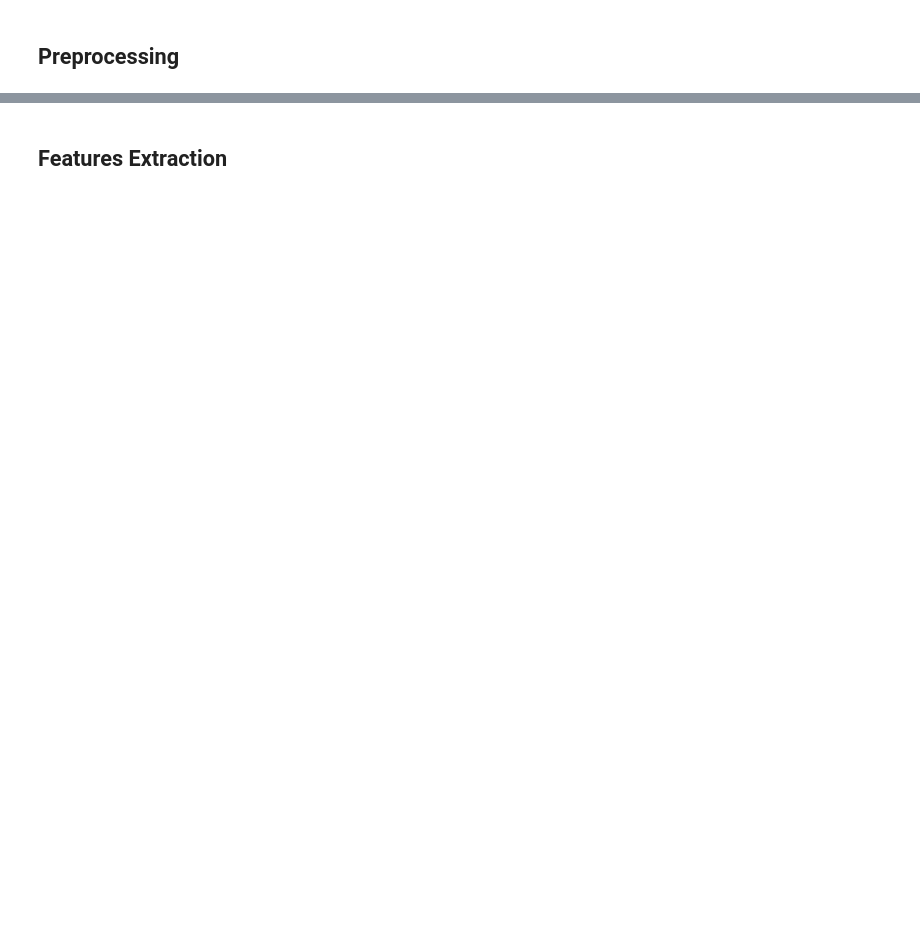
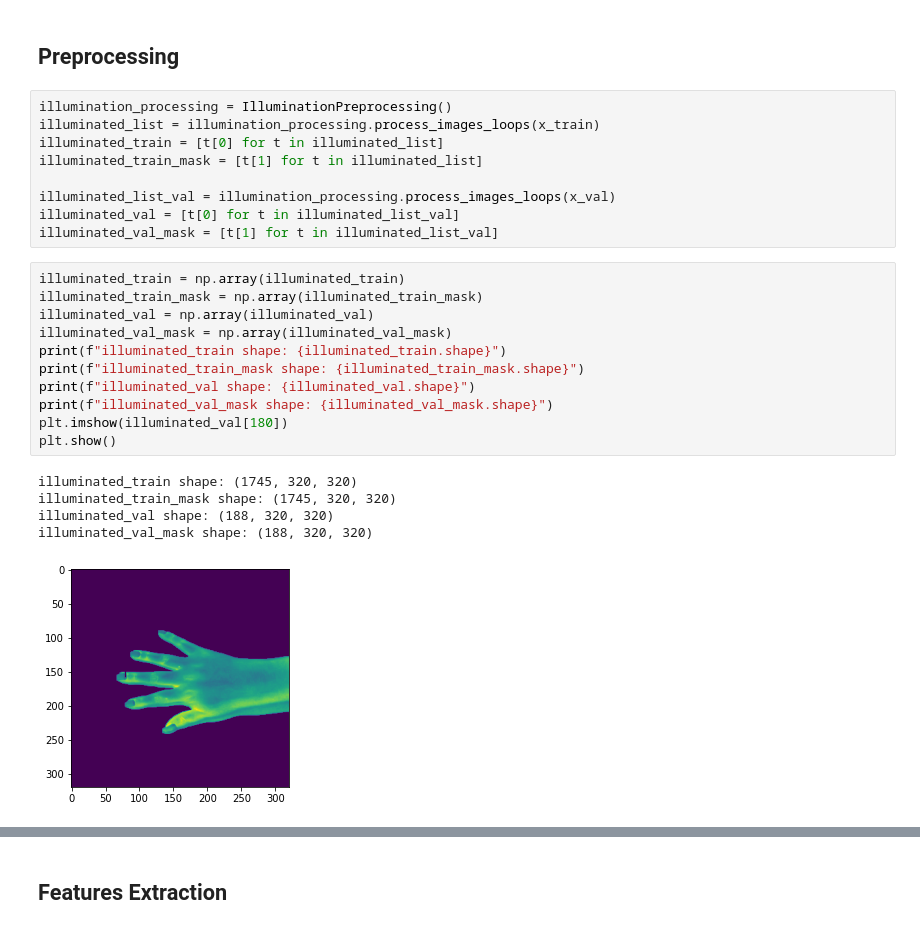
Before and after one commit to MostafaAshraf98/Project-Pattern-Recognition, a Jupyter notebook: main.ipynb, the cells around one changed output, grey strips where cells are left out. Saved outputs shown, nothing was run; the diff lists cells and outputs as text; blank space fills up the shorter version.

```diff
--- a/main.ipynb
+++ b/main.ipynb
@@ -49,5 +79,31 @@ plt.show()
 # %% [markdown]
 ## Preprocessing
+# %%
+illumination_processing = IlluminationPreprocessing()
+illuminated_list = illumination_processing.process_images_loops(x_train)
+illuminated_train = [t[0] for t in illuminated_list]
+illuminated_train_mask = [t[1] for t in illuminated_list]
+
+illuminated_list_val = illumination_processing.process_images_loops(x_val)
+illuminated_val = [t[0] for t in illuminated_list_val]
+illuminated_val_mask = [t[1] for t in illuminated_list_val]
+# %%
+illuminated_train = np.array(illuminated_train)
+illuminated_train_mask = np.array(illuminated_train_mask)
+illuminated_val = np.array(illuminated_val)
+illuminated_val_mask = np.array(illuminated_val_mask)
+print(f"illuminated_train shape: {illuminated_train.shape}")
+print(f"illuminated_train_mask shape: {illuminated_train_mask.shape}")
+print(f"illuminated_val shape: {illuminated_val.shape}")
+print(f"illuminated_val_mask shape: {illuminated_val_mask.shape}")
+plt.imshow(illuminated_val[180])
+plt.show()
+# %% [output]
+illuminated_train shape: (1745, 320, 320)
+illuminated_train_mask shape: (1745, 320, 320)
+illuminated_val shape: (188, 320, 320)
+illuminated_val_mask shape: (188, 320, 320)
+[figure, added]
 # %%
 clustering_segmentation = ClusteringSegmentation(method='kmeans', n_clusters=3, compactness=30.0, sigma=1.0)
 plt.imshow(clustering_segmentation.process(x_train[0]))
```
Also changed, not shown: parts of 23 cells of this notebook, 7 other files.
